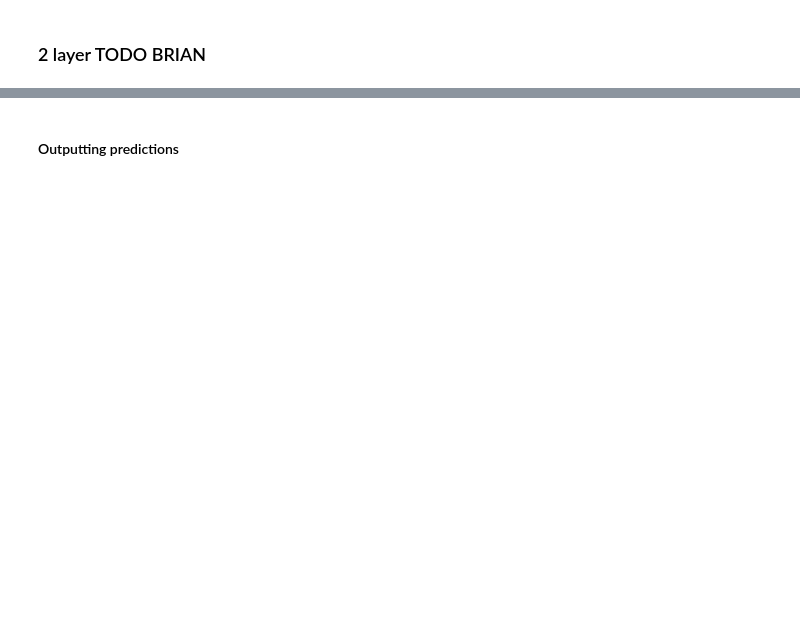
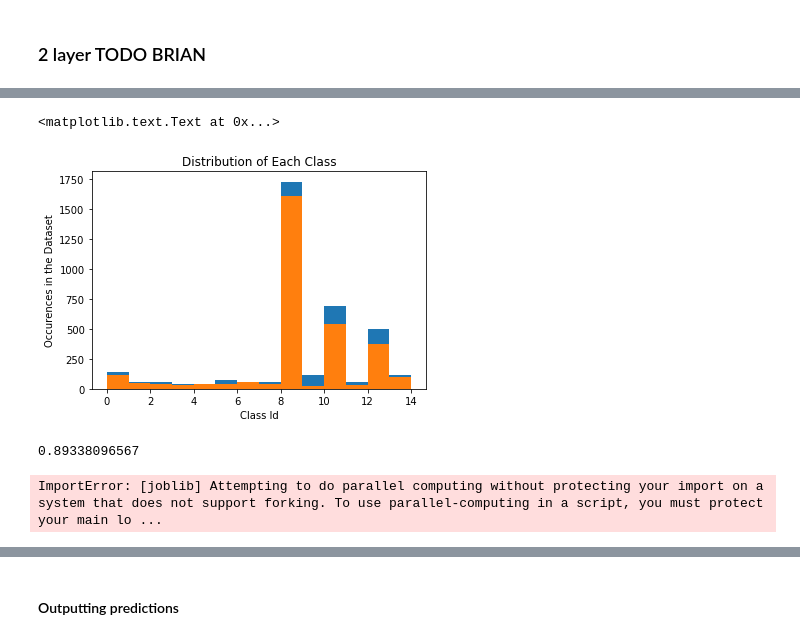
Before and after one commit to cs181-BRB/practical2, a Jupyter notebook: Machine Learning.ipynb, the cells around one changed output, grey strips where cells are left out. Cells and saved outputs as stored; diff of their text form; code cells hidden in the pictures; blank space fills up the shorter version.

```diff
--- a/Machine Learning.ipynb
+++ b/Machine Learning.ipynb
@@ -314,0 +1195,3 @@ Random Forest Classifier
+# %%
+etc.fit(X_train, t_train)
+etc_preds_156 = etc.predict(X_test)
@@ -341,0 +1240,5 @@ SVM Classifier
+# %%
+svm = svm.SVC(decision_function_shape='ovr')
+svm.fit(X_train, t_train)
+print "SVM Classifier"
+print cross_val_score(svm, X_train, t_train, cv=5, scoring="accuracy")
@@ -364,0 +1425,5 @@ plt.ylabel("Occurences in the Dataset")
+# %%
+import numpy as np
+from sklearn.decomposition import PCA
+pca = PCA(n_components=200)
+X_train_after_pca = pca.fit_transform(X_train)
@@ -378,0 +1557,10 @@ df.head(5)
+# %%
+%matplotlib inline
+plt.hist(RF_preds, bins=14)
+plt.hist(t_train, bins=14)
+plt.title("Distribution of Each Class")
+plt.xlabel("Class Id")
+plt.ylabel("Occurences in the Dataset")
+# %% [output]
+<matplotlib.text.Text at 0x...>
+[figure, added]
@@ -378,0 +1572,4 @@ df.head(5)
+# %%
+print np.mean(cross_val_score(ovr_classifier, X_train, t_train, cv=5, scoring="accuracy"))
+# %% [output]
+0.89338096567
@@ -378,0 +1580,4 @@ df.head(5)
+# %%
+print np.mean(cross_val_score(ovo_classifier, X_train, t_train, cv=5, scoring="accuracy"))
+# %% [output]
+ImportError: [joblib] Attempting to do parallel computing without protecting your import on a system that does not support forking. To use parallel-computing in a script, you must protect your main lo ...
```
Also changed, not shown: parts of 229 cells of this notebook.
